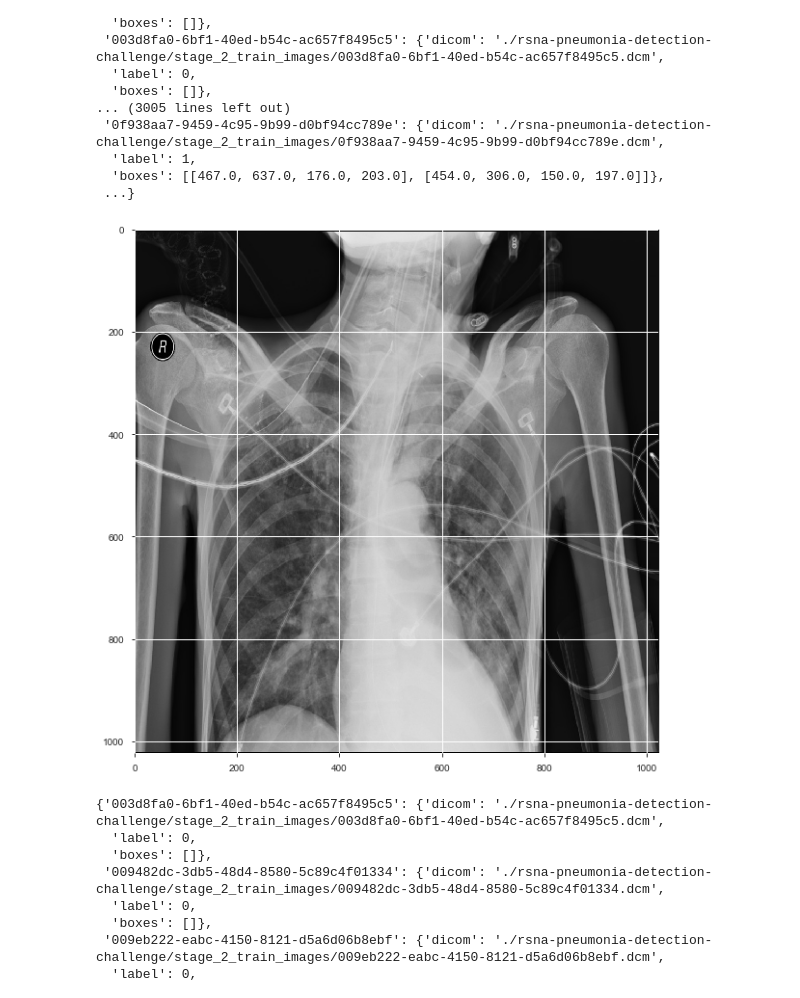
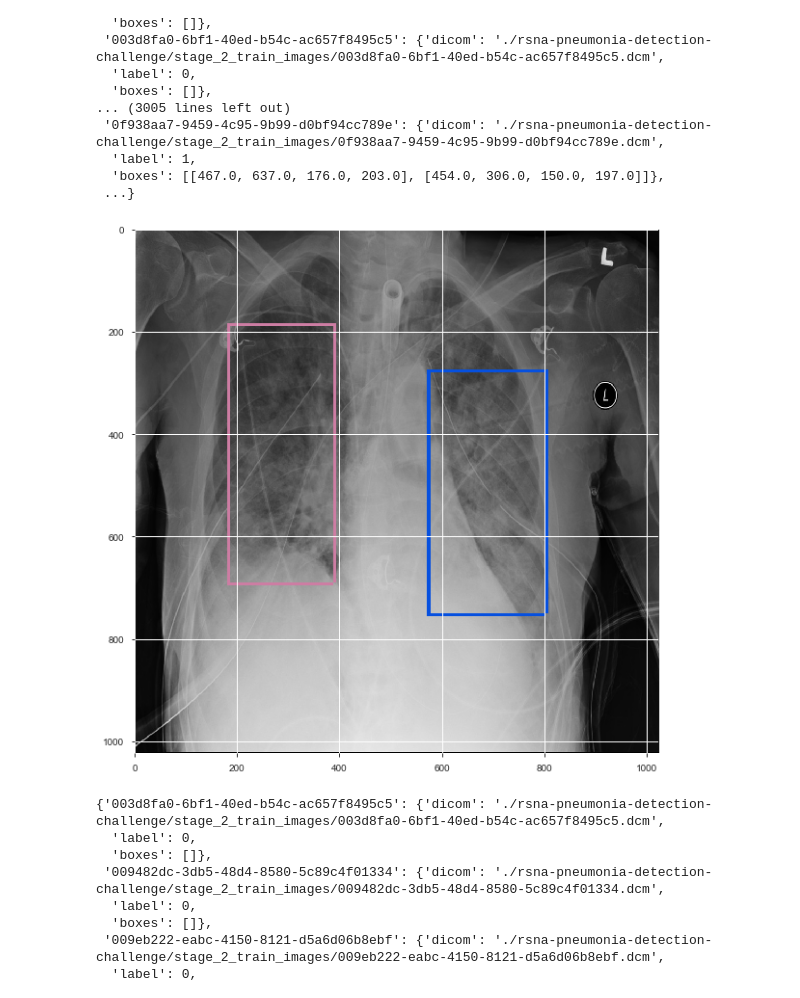
Before and after one commit to pachueud/capstone_project-1, a Jupyter notebook: Capstone Project - Deepak.ipynb, the cells around one changed output. Cells and saved outputs as stored; diff of their text form; code cells hidden in the pictures.

```diff
--- a/Capstone Project - Deepak.ipynb
+++ b/Capstone Project - Deepak.ipynb
@@ -165,4 +193,10 @@ stageLabelDF['Target'].value_counts().plot.bar()
 # %% [output]
 <matplotlib.axes._subplots.AxesSubplot at 0x...>
 [figure]
+# %%
+#drop rows with NAN
+stageLabelDF.x.fillna(0, inplace=True)
+stageLabelDF.y.fillna(0, inplace=True)
+stageLabelDF.width.fillna(1023, inplace=True)
+stageLabelDF.height.fillna(1023, inplace=True)
 # %%
@@ -301,9 +335,9 @@ parsedDict
  ...}
 # %%
 # display image
-draw(parsedDict['fffec09e-8a4a-48b1-b33e-ab4890ccd136'])
+draw(parsedDict['00f08de1-517e-4652-a04f-d1dc9ee48593'])
 # %% [output]
-[figure, old version]
+[figure, new version]
 # %%
 # Image for normnal ppl
 parsedNormalDict = parse_data(mergedDF[mergedDF['class'] == 'Normal'])
```
Also changed, not shown: parts of 27 cells of this notebook, 1 other file.
